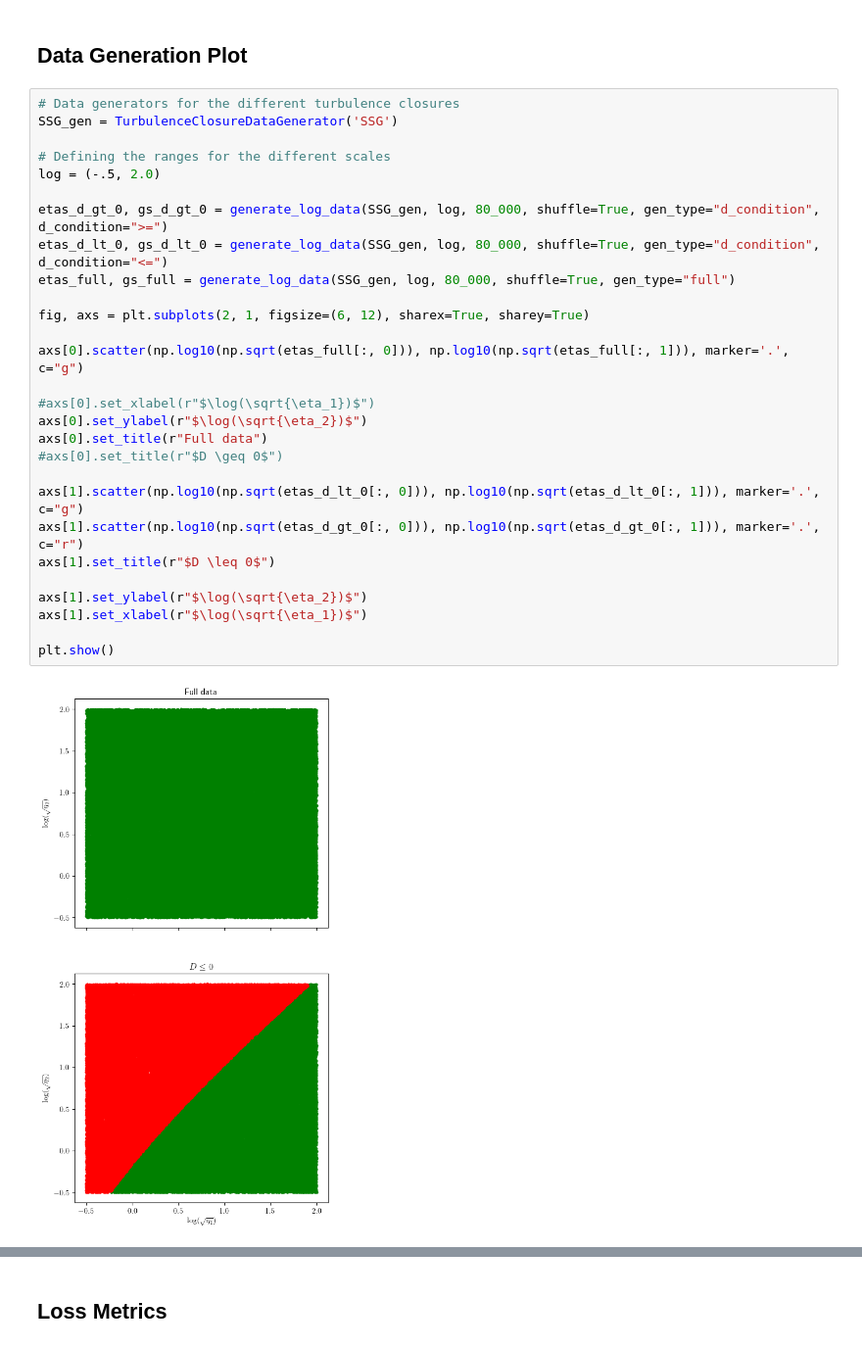
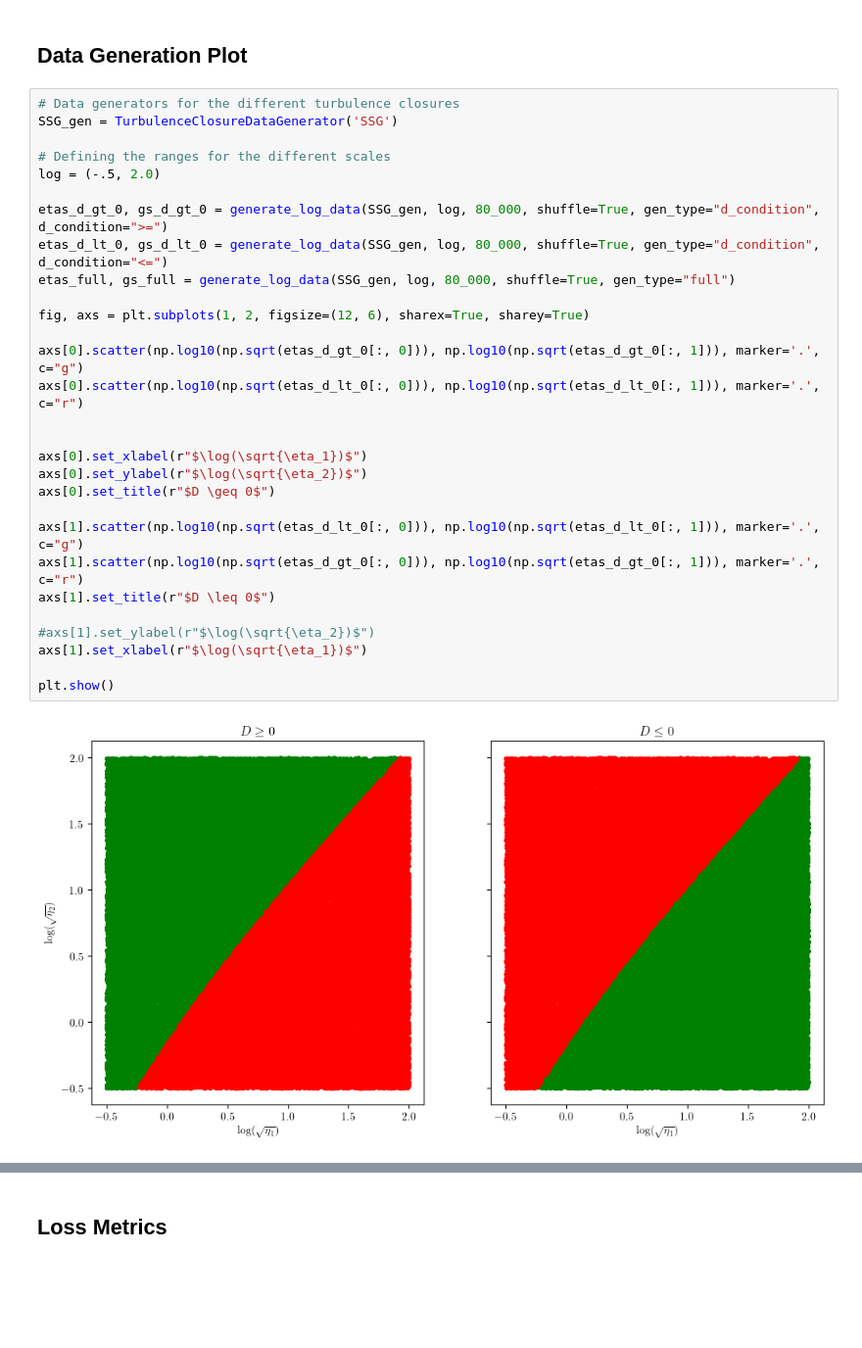
Before and after one commit to Crashprn/UncertaintyQuantification, a Jupyter notebook: Notebooks/CompilePlots.ipynb, the cells around one changed output, grey strips where cells are left out. Shown at 98% size. Drawn from its saved outputs; the diff is of its cells as text; blank space fills up the shorter version.

Commit message:
Adding visualization samples

```diff
--- a/Notebooks/CompilePlots.ipynb
+++ b/Notebooks/CompilePlots.ipynb
@@ -34,30 +35,31 @@ The autoreload extension is already loaded. To reload it, use:
 # %%
 # Data generators for the different turbulence closures
 SSG_gen = TurbulenceClosureDataGenerator('SSG')
 
 # Defining the ranges for the different scales
 log = (-.5, 2.0)
 
 etas_d_gt_0, gs_d_gt_0 = generate_log_data(SSG_gen, log, 80_000, shuffle=True, gen_type="d_condition", d_condition=">=")
 etas_d_lt_0, gs_d_lt_0 = generate_log_data(SSG_gen, log, 80_000, shuffle=True, gen_type="d_condition", d_condition="<=")
 etas_full, gs_full = generate_log_data(SSG_gen, log, 80_000, shuffle=True, gen_type="full")
 
-fig, axs = plt.subplots(2, 1, figsize=(6, 12), sharex=True, sharey=True)
+fig, axs = plt.subplots(1, 2, figsize=(12, 6), sharex=True, sharey=True)
 
-axs[0].scatter(np.log10(np.sqrt(etas_full[:, 0])), np.log10(np.sqrt(etas_full[:, 1])), marker='.', c="g")
+axs[0].scatter(np.log10(np.sqrt(etas_d_gt_0[:, 0])), np.log10(np.sqrt(etas_d_gt_0[:, 1])), marker='.', c="g")
+axs[0].scatter(np.log10(np.sqrt(etas_d_lt_0[:, 0])), np.log10(np.sqrt(etas_d_lt_0[:, 1])), marker='.', c="r")
 
-#axs[0].set_xlabel(r"$\log(\sqrt{\eta_1})$")
+
+axs[0].set_xlabel(r"$\log(\sqrt{\eta_1})$")
 axs[0].set_ylabel(r"$\log(\sqrt{\eta_2})$")
-axs[0].set_title(r"Full data")
-#axs[0].set_title(r"$D \geq 0$")
+axs[0].set_title(r"$D \geq 0$")
 
 axs[1].scatter(np.log10(np.sqrt(etas_d_lt_0[:, 0])), np.log10(np.sqrt(etas_d_lt_0[:, 1])), marker='.', c="g")
 axs[1].scatter(np.log10(np.sqrt(etas_d_gt_0[:, 0])), np.log10(np.sqrt(etas_d_gt_0[:, 1])), marker='.', c="r")
 axs[1].set_title(r"$D \leq 0$")
 
-axs[1].set_ylabel(r"$\log(\sqrt{\eta_2})$")
+#axs[1].set_ylabel(r"$\log(\sqrt{\eta_2})$")
 axs[1].set_xlabel(r"$\log(\sqrt{\eta_1})$")
 
 plt.show()
 # %% [output]
-[figure, old version]
+[figure, new version]
```
Also changed, not shown: parts of 18 cells of this notebook, 6 other files.
